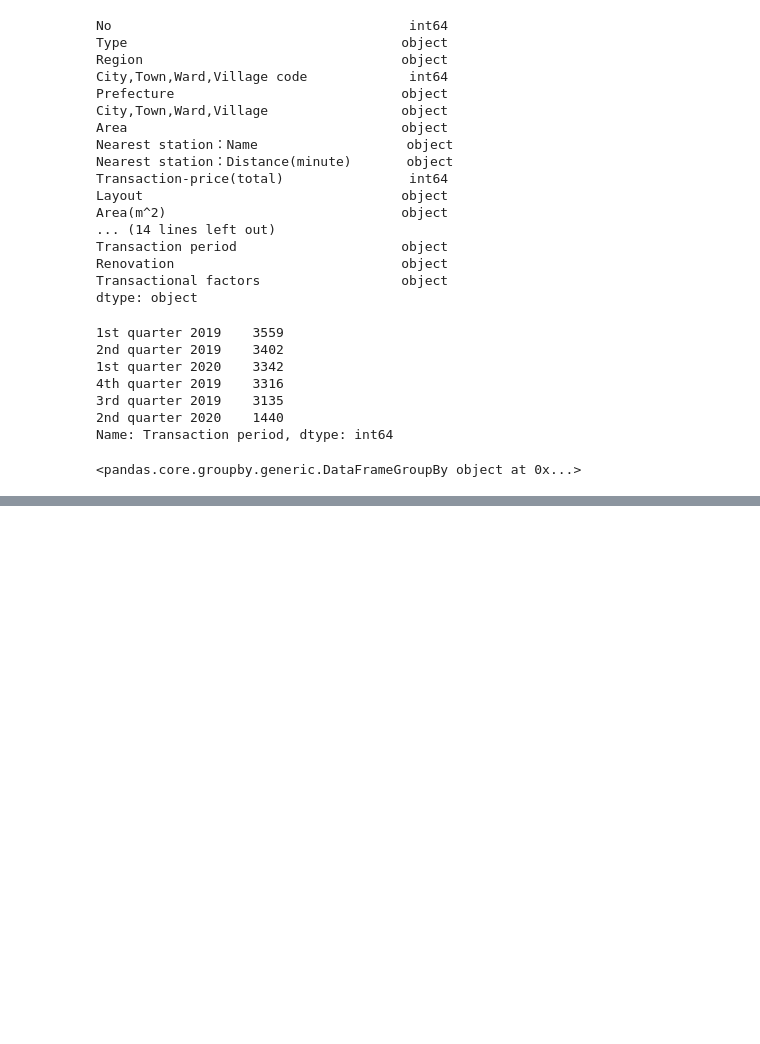
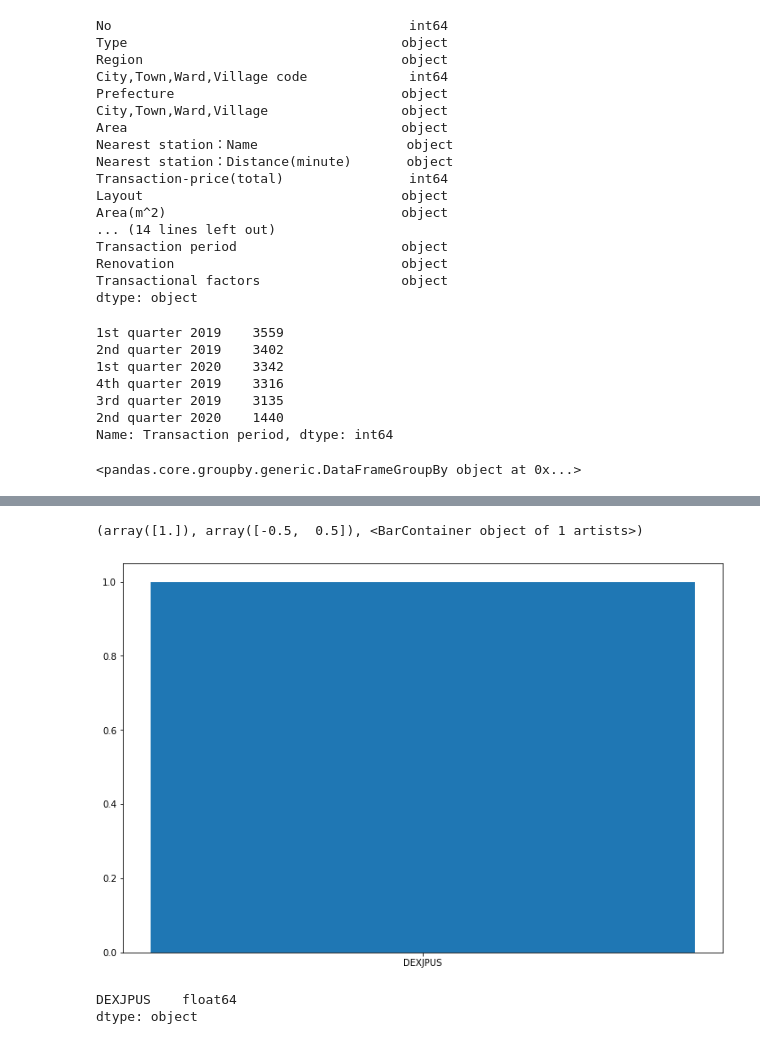
Before and after one commit to scottokamura/jpy_usd_forecast, a Jupyter notebook: Untitled.ipynb, the cells around one changed output, grey strips where cells are left out. Saved outputs shown, nothing was run; the diff lists cells and outputs as text; code cells hidden in the pictures; blank space fills up the shorter version.

```diff
--- a/Untitled.ipynb
+++ b/Untitled.ipynb
@@ -65,0 +89,3 @@ df.groupby('Transaction period')
+# %%
+test = pd.read_csv('DEXJPUS.csv')
+test.head()
@@ -65,0 +118,4 @@ df.groupby('Transaction period')
+# %%
+test['DATE'] = pd.to_datetime(test['DATE'])
+test.set_index('DATE', inplace=True)
+test.head()
@@ -65,0 +151,3 @@ df.groupby('Transaction period')
+# %%
+test['DEXJPUS'] = pd.to_numeric(test['DEXJPUS'])
+test.head()
@@ -65,0 +182,3 @@ df.groupby('Transaction period')
+# %%
+drop = test.loc[test['DEXJPUS'] == '.'].index
+test.drop(index=drop, inplace=True)
@@ -65,0 +205,12 @@ df.groupby('Transaction period')
+# %%
+plt.figure(figsize=(12,8))
+
+plt.hist(test, bins='auto')
+# %% [output]
+(array([1.]), array([-0.5,  0.5]), <BarContainer object of 1 artists>)
+[figure, added]
+# %%
+test.dtypes
+# %% [output]
+DEXJPUS    float64
+dtype: object
```
Also changed, not shown: parts of 29 cells of this notebook, 3 other files.
